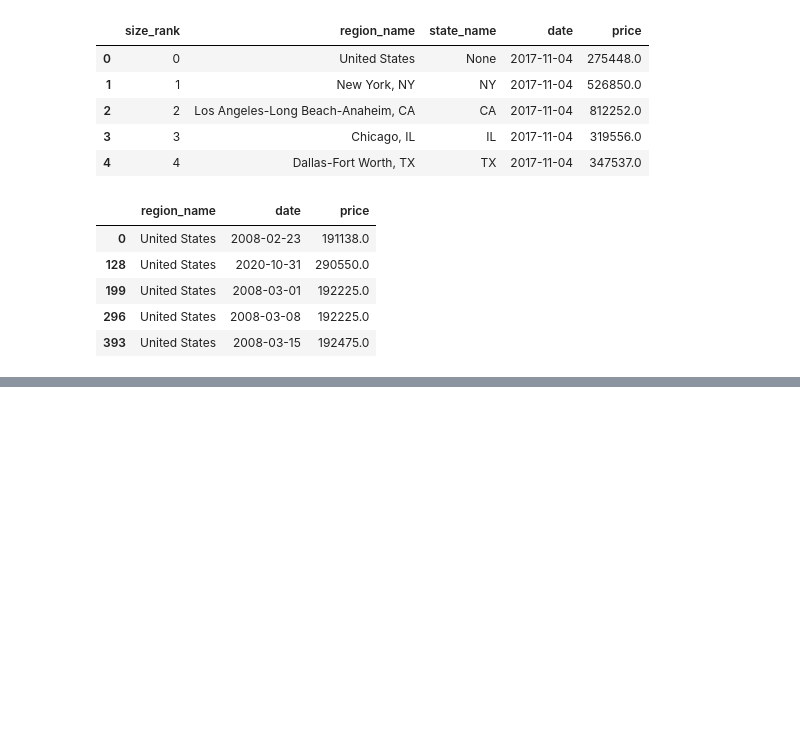
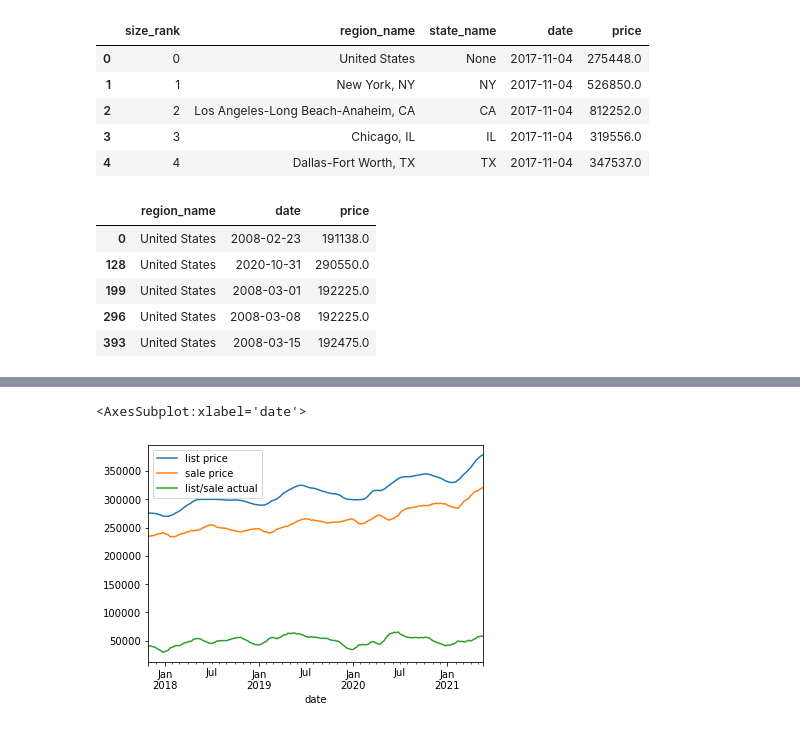
Before and after one commit to qklm/Zillow_Group_Project, a Jupyter notebook: zillow_model1.ipynb, the cells around one changed output, grey strips where cells are left out. Cells and saved outputs as stored; diff of their text form; code cells hidden in the pictures; blank space fills up the shorter version.

```diff
--- a/zillow_model1.ipynb
+++ b/zillow_model1.ipynb
@@ -112,3 +132,8 @@ us_df.plot(x= "date")
+# %%
+us_df.plot()
+# %% [output]
+<AxesSubplot:xlabel='date'>
+[figure, added]
 # %%
 import pandas as pd
 import numpy as np
```
Also changed, not shown: parts of 9 cells of this notebook.
